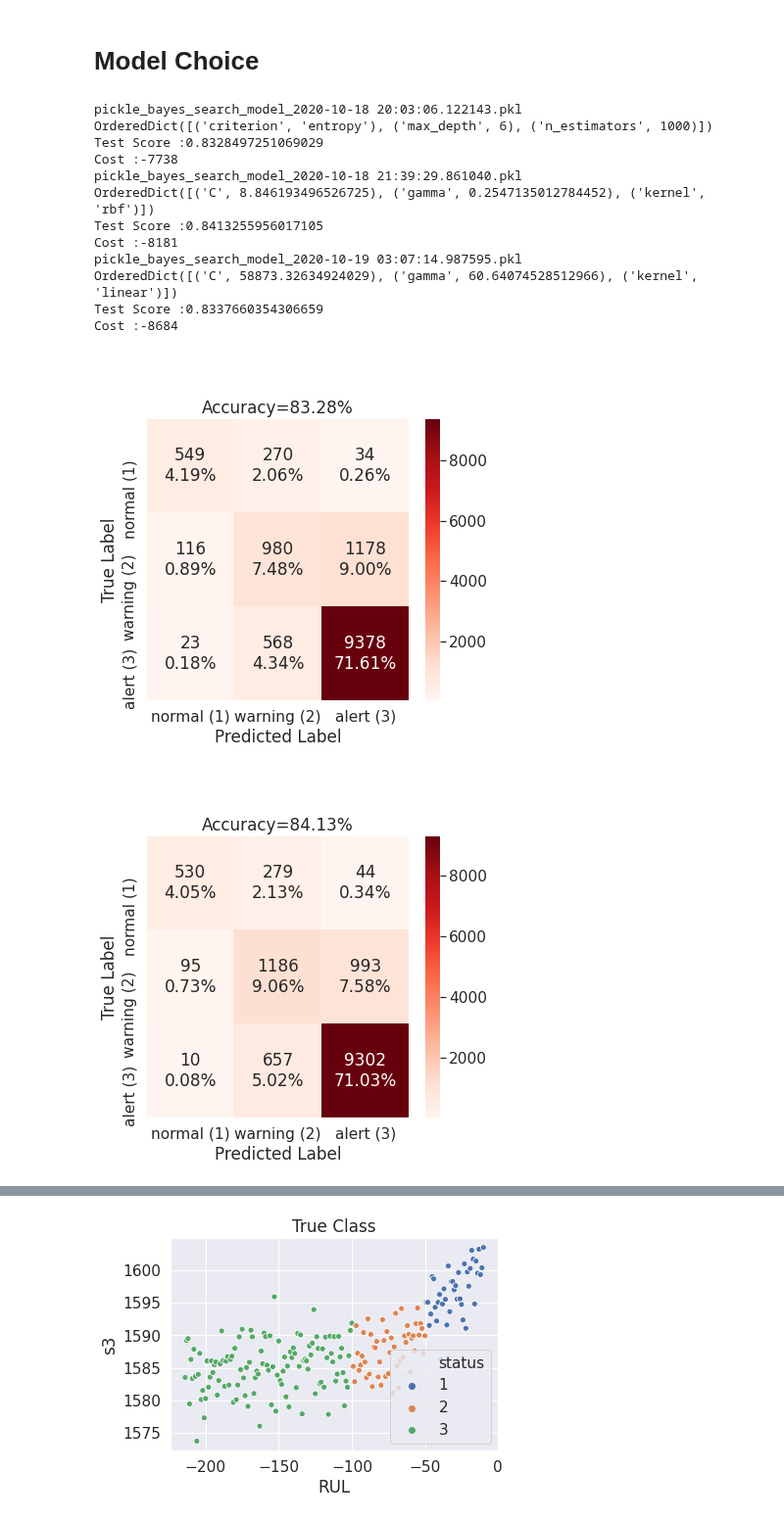
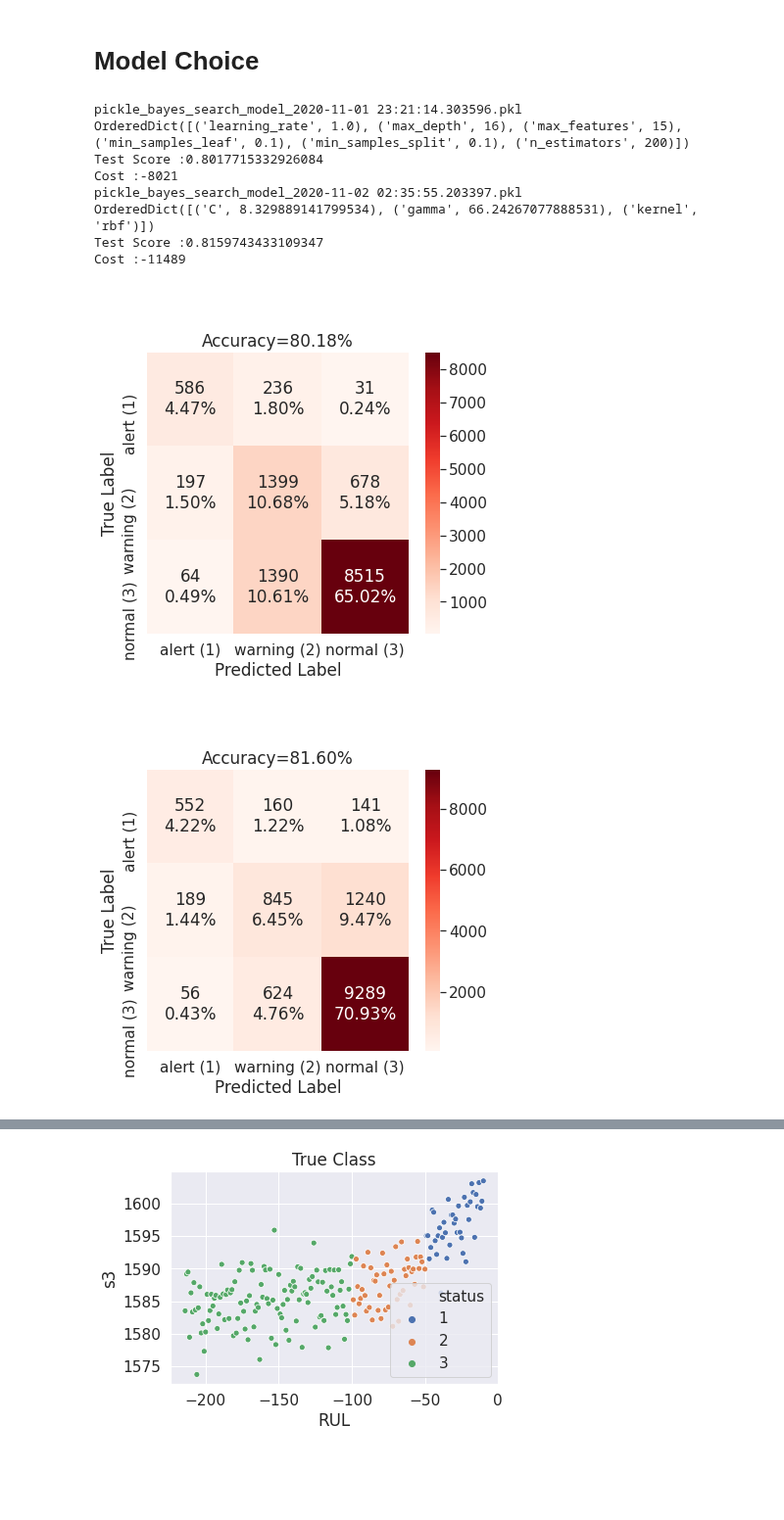
Before and after one commit to andrea-fantini/Predictive_Maintenance_Fanjet, a Jupyter notebook: notebooks/5 - Modeling.ipynb, the cells around one changed output, grey strips where cells are left out. Shown at 98% size. Saved outputs shown, nothing was run; the diff lists cells and outputs as text; code cells hidden in the pictures; blank space fills up the shorter version.

```diff
--- a/notebooks/5 - Modeling.ipynb
+++ b/notebooks/5 - Modeling.ipynb
@@ -91,8 +91,8 @@ test_df.head()
 | 3 | 0.00831 | 0.370482 | 0.285154 | 0.408001 | 0.679549 | 0.196970 | 0.105717 | 0.255952 | 0.573561 | 0.250000 | 0.170090 | ... |
 | 4 | 0.01108 | 0.391566 | 0.352082 | 0.332039 | 0.694042 | 0.166667 | 0.102396 | 0.273810 | 0.737740 | 0.220588 | 0.152751 | ... |
 # %%
-cost_matrix = [[0,1,1],[1,0,1],[20,10,0]]
-categories = ['normal (1)','warning (2)','alert (3)']
+cost_matrix = [[0,10,20],[1,0,5],[1,1,0]]
+categories = ['alert (1)','warning (2)','normal (3)']
 
 fig = plt.figure(figsize=(6,6))
 sns.set(font_scale=1.2)
@@ -112,7 +112,7 @@ plt.savefig("../figures/Cost_Matrix.png")
 Let's build some useful functions
 # %%
 def my_cost_function(y_test, y_pred):
-    cost_matrix = [[0,1,1],[1,0,1],[20,10,0]]
+    cost_matrix = [[0,10,20],[1,0,5],[1,1,0]]
     conf_matrix = confusion_matrix(y_test, y_pred)
     loss = -np.sum(conf_matrix*cost_matrix)
     return loss
@@ -358,10 +447,10 @@ Trying Model :GradientBoostingClassifier()
 # %%
-pkl_filename = "../models/pickle_models_summary_2020-10-12.pkl"
+pkl_filename = "../models/pickle_models_summary_2020-11-01.pkl"
 with open(pkl_filename, 'rb') as file:
     models_summary = pickle.load(file)
 
 
-pkl_filename = "../models/pickle_models_summary_over_2020-10-12.pkl"
+pkl_filename = "../models/pickle_models_summary_over_2020-11-01.pkl"
 with open(pkl_filename, 'rb') as file:
     models_summary_over = pickle.load(file)
 # %%
@@ -594,37 +719,36 @@ pkl_list = ['pickle_bayes_search_model_2020-10-18 20:03:06.122143.pkl',
+# %%
+pkl_list = ['pickle_bayes_search_model_2020-11-01 23:21:14.303596.pkl',
+'pickle_bayes_search_model_2020-11-02 02:35:55.203397.pkl']
 # %%
 for pkl in pkl_list :
     # Load Model
     pkl_path = "../models/" + pkl
     loaded_model = pickle.load(open(pkl_path, 'rb'))
 
     # calculate
     test_score = loaded_model.score(X_test_scaled, y_test)
     y_pred = loaded_model.predict(X_test_scaled)
     cm = confusion_matrix(y_test, y_pred)
     cost = my_cost_function(y_test, y_pred)
 
     # Print Summary
     #print(loaded_model)
     print(pkl)
     print(loaded_model.best_params_)
     print('Test Score :' + str(test_score))
     print('Cost :' + str(cost))
     #Plot Confusion Matrix
-    _ = plot_multiclass_confusion_matrix(y_test, y_pred,['normal (1)','warning (2)','alert (3)'])
+    _ = plot_multiclass_confusion_matrix(y_test, y_pred,['alert (1)','warning (2)','normal (3)'])
     plt.tight_layout()
     plt.savefig("../figures/"+pkl+'.png')
 # %% [output]
-pickle_bayes_search_model_2020-10-18 20:03:06.122143.pkl
-OrderedDict([('criterion', 'entropy'), ('max_depth', 6), ('n_estimators', 1000)])
-Test Score :0.8328497251069029
-Cost :-7738
-pickle_bayes_search_model_2020-10-18 21:39:29.861040.pkl
-OrderedDict([('C', 8.846193496526725), ('gamma', 0.2547135012784452), ('kernel', 'rbf')])
-Test Score :0.8413255956017105
-Cost :-8181
-pickle_bayes_search_model_2020-10-19 03:07:14.987595.pkl
-OrderedDict([('C', 58873.32634924029), ('gamma', 60.64074528512966), ('kernel', 'linear')])
-Test Score :0.8337660354306659
-Cost :-8684
+pickle_bayes_search_model_2020-11-01 23:21:14.303596.pkl
+OrderedDict([('learning_rate', 1.0), ('max_depth', 16), ('max_features', 15), ('min_samples_leaf', 0.1), ('min_samples_split', 0.1), ('n_estimators', 200)])
+Test Score :0.8017715332926084
+Cost :-8021
+pickle_bayes_search_model_2020-11-02 02:35:55.203397.pkl
+OrderedDict([('C', 8.329889141799534), ('gamma', 66.24267077888531), ('kernel', 'rbf')])
+Test Score :0.8159743433109347
+Cost :-11489
-[figure, old version]
+[figure, new version]
-[figure, old version]
+[figure, new version]
```
Also changed, not shown: parts of 24 cells of this notebook, 16 other files.
